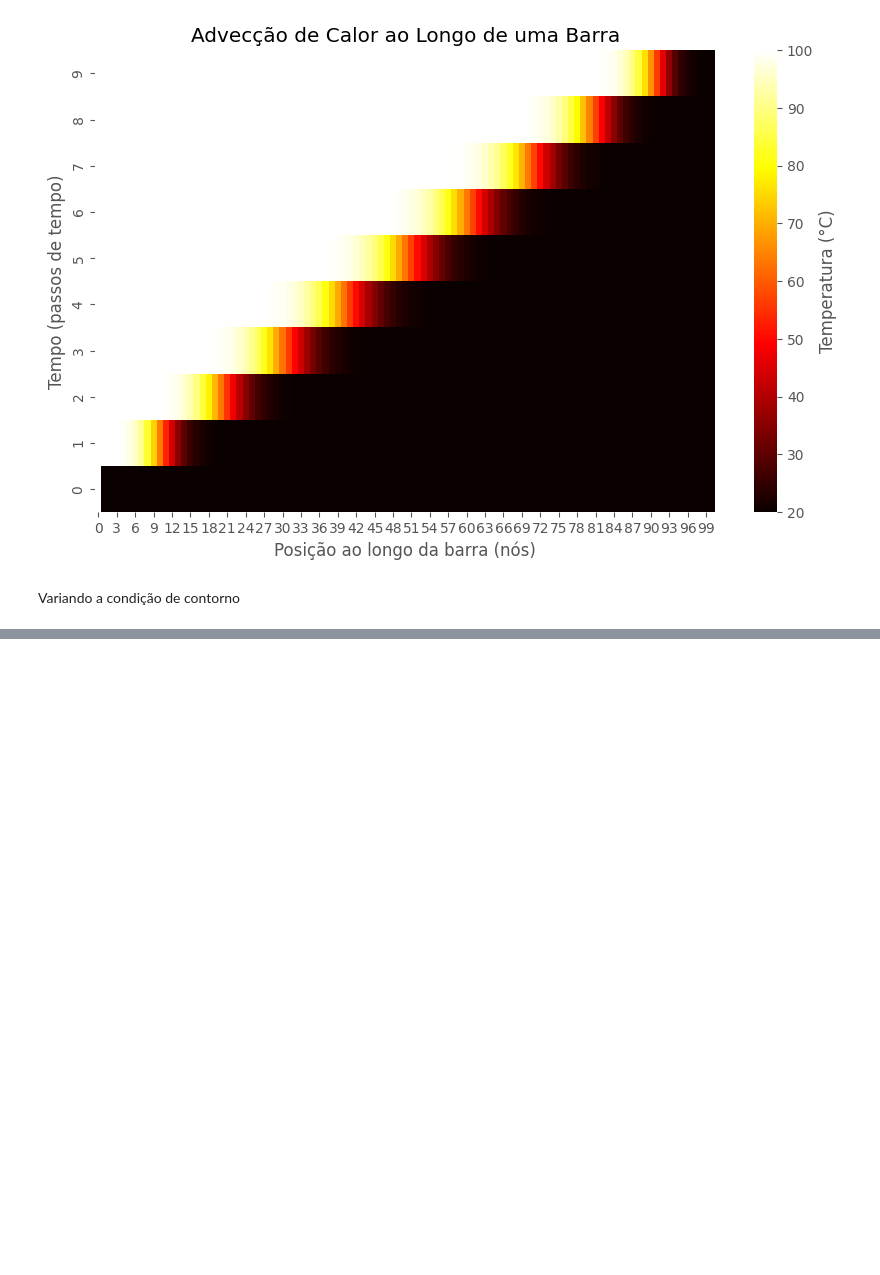
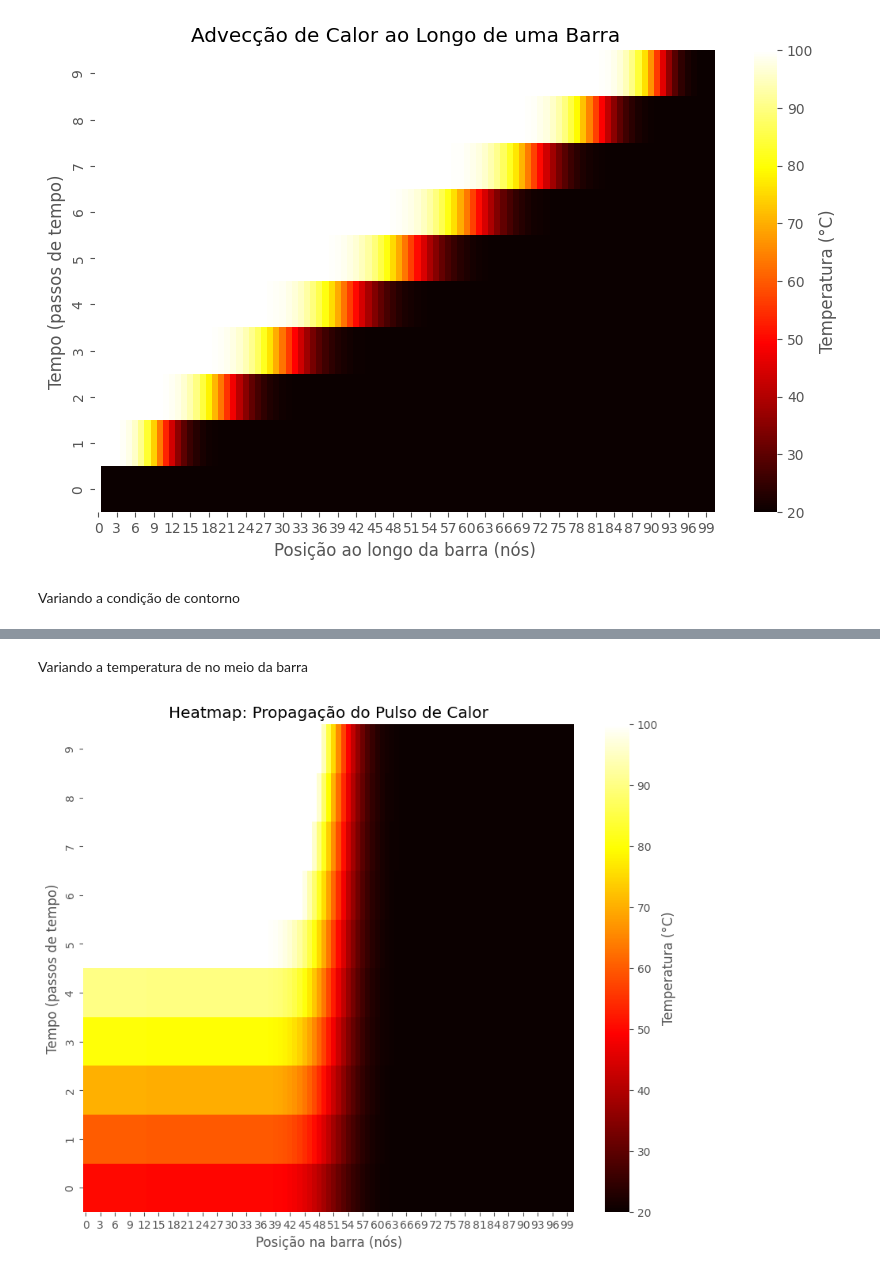
Before and after one commit to italorosq/M-todos-Num-ricos-para-EDO-S-E-EDP-S, a Jupyter notebook: trabalho3.ipynb, the cells around one changed output, grey strips where cells are left out. Saved outputs shown, nothing was run; the diff lists cells and outputs as text; code cells hidden in the pictures; blank space fills up the shorter version.

```diff
--- a/trabalho3.ipynb
+++ b/trabalho3.ipynb
@@ -204,7 +203,7 @@ y , x = adveccao_variando_Tc(L, u, n, dt, t_total, T_init, T_contorno_variado)
 
 plt.figure(figsize=(10,6))
 for i in range(0, len(y), max(1, len(y)//10)):
-    plt.plot(np.linspace(0, L, n), y[i], label=f'Tempo = {dt*i:.2f}s')
+    plt.plot(np.linspace(0, L, n), y[i], label=f'Valor de contorno = {T_contorno_variado[i]:.2f}')
 plt.xlabel('Posição ao longo da barra (m)')
 plt.ylabel('Temperatura (°C)')
 plt.title('Distribuição de Temperatura ao Longo da Barra em Diferentes Tempos')
@@ -224 +223,43 @@ plt.show()
 [figure]
+# %% [markdown]
+Variando a temperatura de no meio da barra
+# %%
+def adveccao_pulso(L, u, n, dt, t_total, T_i, T_cont):
+    dx = L / (n - 1)
+    C = u * dt / dx
+    x = np.linspace(0, L, n)
+    t_atual = np.full((n,), T_i)
+    t_futuro = np.zeros((n,))
+    t_atual[0] = T_i
+    tempos = int(t_total / dt)
+    historico = []
+    for k in range(tempos):
+        tempo_simulacao = k * dt
+        if 1.0 <= tempo_simulacao <= 3.0:
+            t_futuro[0] = T_cont
+        else:
+            t_futuro[0] = T_i
+        for i in range(1, n):
+            t_futuro[i] = t_atual[i] - C * (t_atual[i] - t_atual[i - 1])
+
+        t_futuro[-1] = t_atual[-2]
+        t_atual = t_futuro.copy()
+        historico.append(t_atual.copy())
+
+    return x, historico
+# %%
+x, historico_pulso = adveccao_pulso(L, u, n, dt, t_total, T_init, T_contorno)
+y_pulso = np.array(historico_pulso)
+
+
+
+plt.figure(figsize=(10, 8))
+sns.heatmap(y, cmap='hot', vmin=20, vmax=100,  cbar_kws={'label': 'Temperatura (°C)'})
+plt.xlabel('Posição na barra (nós)')
+plt.ylabel('Tempo (passos de tempo)')
+plt.title('Heatmap: Propagação do Pulso de Calor')
+plt.gca().invert_yaxis()
+
+plt.show()
+# %% [output]
+[figure, added]
```
Also changed, not shown: parts of 7 cells of this notebook, 1 other file.
